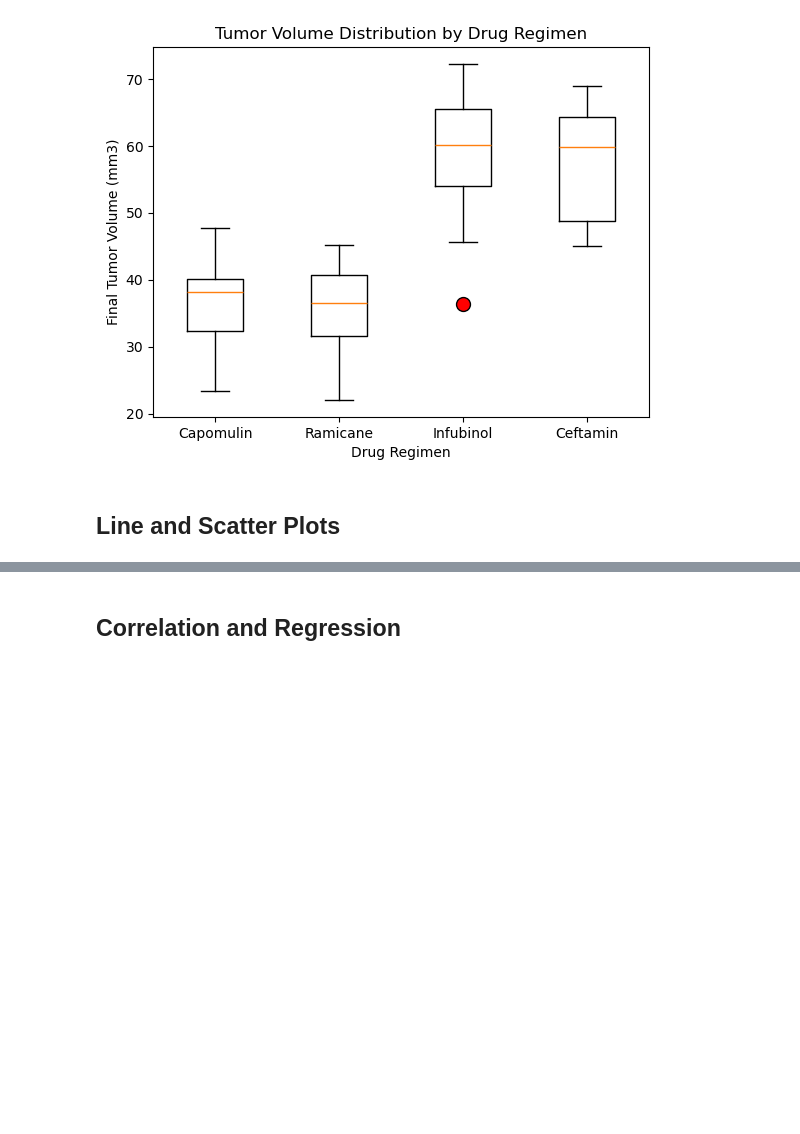
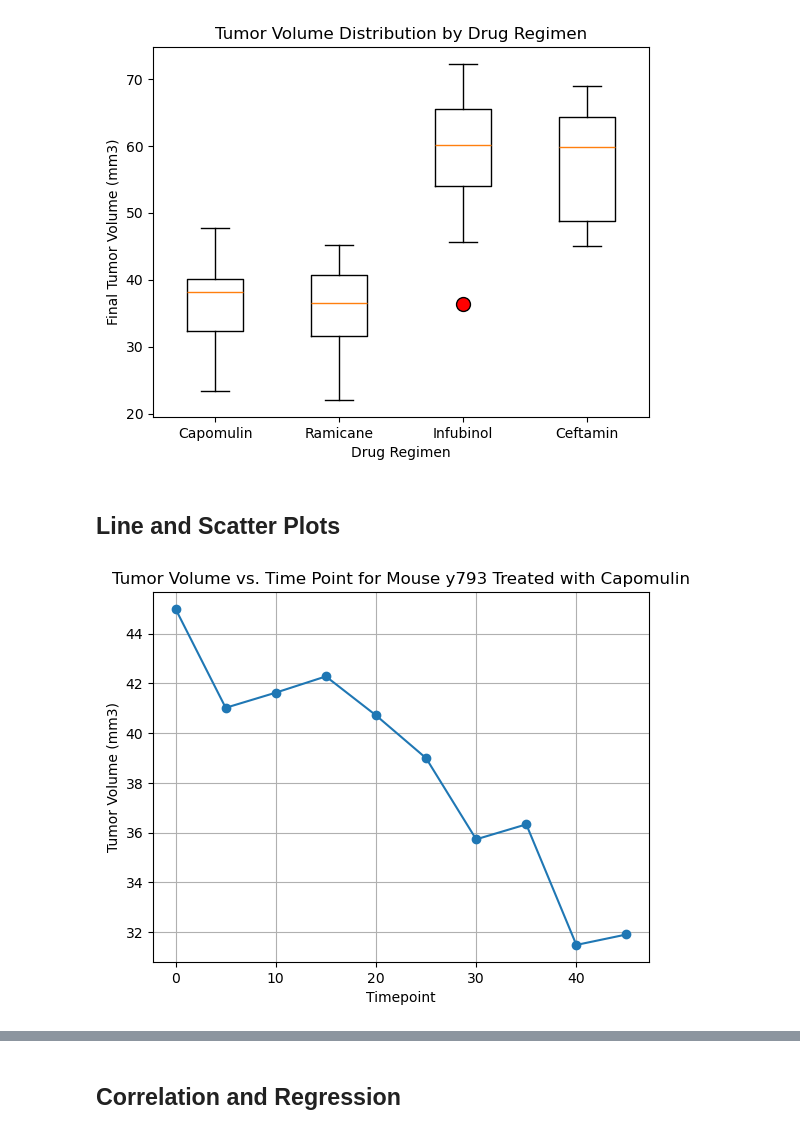
Before and after one commit to la220385/Data-Visualization-Challenge, a Jupyter notebook: pymaceuticals_starter.ipynb, the cells around one changed output, grey strips where cells are left out. Saved outputs shown, nothing was run; the diff lists cells and outputs as text; code cells hidden in the pictures; blank space fills up the shorter version.

```diff
--- a/pymaceuticals_starter.ipynb
+++ b/pymaceuticals_starter.ipynb
@@ -305,2 +303,23 @@ plt.show()
+# %%
+# Generate a line plot of tumor volume vs. time point for a single mouse treated with Capomulin
+import pandas as pd
+import matplotlib.pyplot as plt
+
+# Filtered data for mice treated with Capomulin
+capomulin_data = cleaned_data[cleaned_data['Drug Regimen'] == 'Capomulin']
+
+# Selected mouse with ID 'y793'
+single_mouse_id = 'y793'
+single_mouse_data = capomulin_data[capomulin_data['Mouse ID'] == single_mouse_id]
+
+# Line plot
+plt.plot(single_mouse_data['Timepoint'], single_mouse_data['Tumor Volume (mm3)'], marker='o')
+plt.title(f'Tumor Volume vs. Time Point for Mouse {single_mouse_id} Treated with Capomulin')
+plt.xlabel('Timepoint')
+plt.ylabel('Tumor Volume (mm3)')
+plt.grid()
+plt.show()
+# %% [output]
+[figure, added]
 # %%
 # Generate a scatter plot of mouse weight vs. the average observed tumor volume for the entire Capomulin regimen
```
Also changed, not shown: parts of 2 cells of this notebook.
